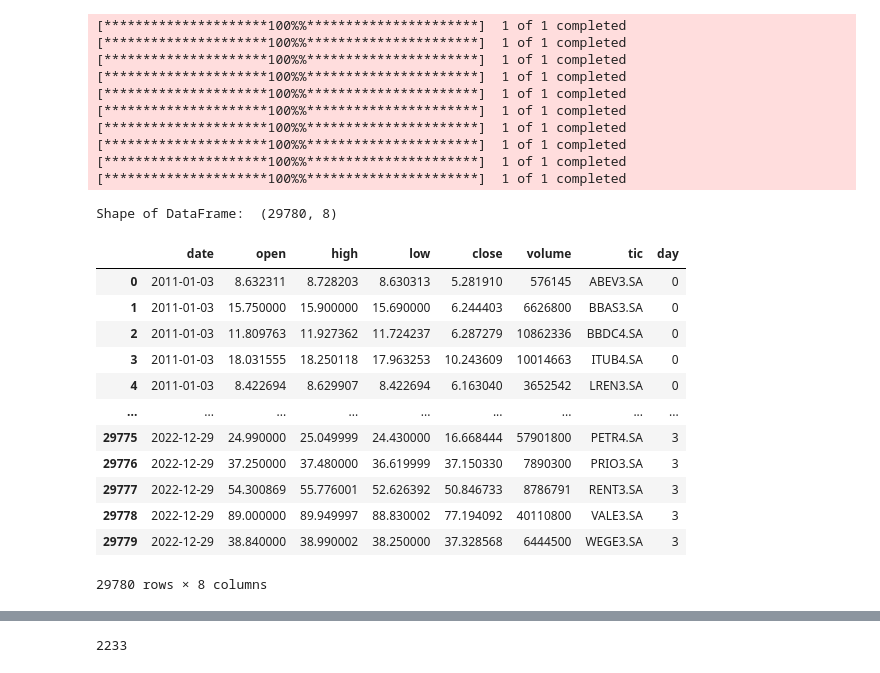
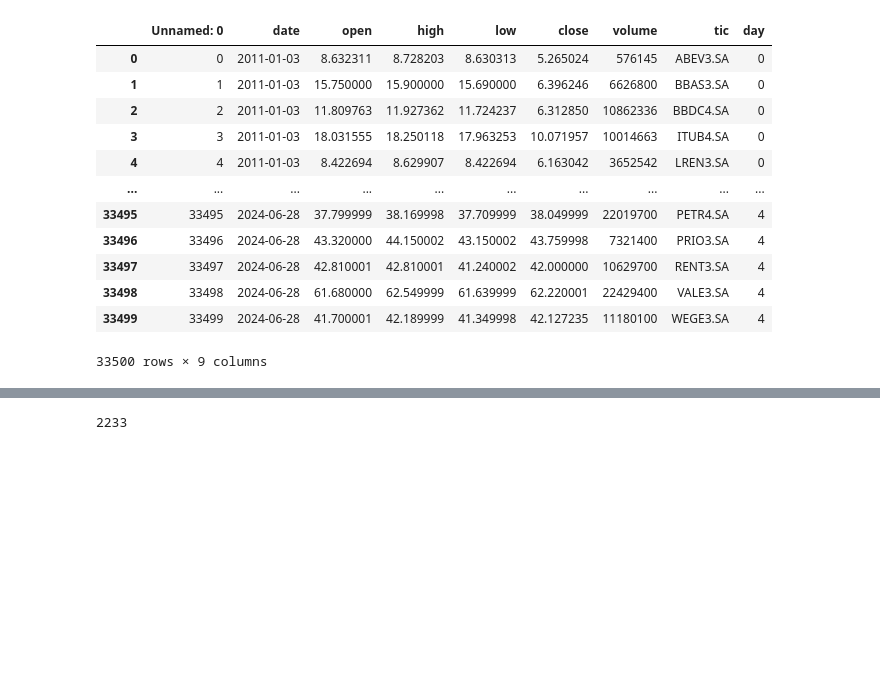
Before and after one commit to CaioSBC/RLPortfolio, a Jupyter notebook: examples/BR_stocks.ipynb, the cells around one changed output, grey strips where cells are left out. Saved outputs shown, nothing was run; the diff lists cells and outputs as text; code cells hidden in the pictures; blank space fills up the shorter version.

```diff
--- a/examples/BR_stocks.ipynb
+++ b/examples/BR_stocks.ipynb
@@ -15,44 +13,35 @@ device = 'cuda:0' if torch.cuda.is_available() else 'cpu'
 # %%
 TOP_BRL = [
     "VALE3.SA", "PETR4.SA", "ITUB4.SA", "BBDC4.SA",
     "BBAS3.SA", "RENT3.SA", "LREN3.SA", "PRIO3.SA",
     "WEGE3.SA", "ABEV3.SA"
 ]
 
 TOP_NASDAQ = [
     "AAPL", "MU", "CSCO", "MSFT", "META", "QQQ",
     "CMCSA", "INTC", "HBAN", "NVDA"
 ]
 
-bovespa_temporal = YahooDownloader(start_date = '2011-01-01',
-                                end_date = '2022-12-31',
-                                ticker_list = TOP_BRL).fetch_data()
+MARKET = "IBOVESPA"
+
+bovespa_temporal = pd.read_csv("{}_temporal_data.csv".format(MARKET))
+bovespa_temporal = bovespa_temporal[bovespa_temporal["tic"].isin(TOP_BRL)]
+
 bovespa_temporal
 # %% [output]
+|  | Unnamed: 0 | date | open | high | low | close | volume | tic | day |
+| 0 | 0 | 2011-01-03 | 8.632311 | 8.728203 | 8.630313 | 5.265024 | 576145 | ABEV3.SA | 0 |
+| 1 | 1 | 2011-01-03 | 15.750000 | 15.900000 | 15.690000 | 6.396246 | 6626800 | BBAS3.SA | 0 |
+| 2 | 2 | 2011-01-03 | 11.809763 | 11.927362 | 11.724237 | 6.312850 | 10862336 | BBDC4.SA | 0 |
+| 3 | 3 | 2011-01-03 | 18.031555 | 18.250118 | 17.963253 | 10.071957 | 10014663 | ITUB4.SA | 0 |
+| 4 | 4 | 2011-01-03 | 8.422694 | 8.629907 | 8.422694 | 6.163042 | 3652542 | LREN3.SA | 0 |
+| ... | ... | ... | ... | ... | ... | ... | ... | ... | ... |
+| 33495 | 33495 | 2024-06-28 | 37.799999 | 38.169998 | 37.709999 | 38.049999 | 22019700 | PETR4.SA | 4 |
+| 33496 | 33496 | 2024-06-28 | 43.320000 | 44.150002 | 43.150002 | 43.759998 | 7321400 | PRIO3.SA | 4 |
+| 33497 | 33497 | 2024-06-28 | 42.810001 | 42.810001 | 41.240002 | 42.000000 | 10629700 | RENT3.SA | 4 |
+| 33498 | 33498 | 2024-06-28 | 61.680000 | 62.549999 | 61.639999 | 62.220001 | 22429400 | VALE3.SA | 4 |
+| 33499 | 33499 | 2024-06-28 | 41.700001 | 42.189999 | 41.349998 | 42.127235 | 11180100 | WEGE3.SA | 4 |
-[*********************100%%**********************]  1 of 1 completed
-[*********************100%%**********************]  1 of 1 completed
-[*********************100%%**********************]  1 of 1 completed
-[*********************100%%**********************]  1 of 1 completed
-[*********************100%%**********************]  1 of 1 completed
-[*********************100%%**********************]  1 of 1 completed
-[*********************100%%**********************]  1 of 1 completed
-[*********************100%%**********************]  1 of 1 completed
-[*********************100%%**********************]  1 of 1 completed
-[*********************100%%**********************]  1 of 1 completed
+33500 rows × 9 columns
-Shape of DataFrame:  (29780, 8)
-|  | date | open | high | low | close | volume | tic | day |
-| 0 | 2011-01-03 | 8.632311 | 8.728203 | 8.630313 | 5.281910 | 576145 | ABEV3.SA | 0 |
-| 1 | 2011-01-03 | 15.750000 | 15.900000 | 15.690000 | 6.244403 | 6626800 | BBAS3.SA | 0 |
-| 2 | 2011-01-03 | 11.809763 | 11.927362 | 11.724237 | 6.287279 | 10862336 | BBDC4.SA | 0 |
-| 3 | 2011-01-03 | 18.031555 | 18.250118 | 17.963253 | 10.243609 | 10014663 | ITUB4.SA | 0 |
-| 4 | 2011-01-03 | 8.422694 | 8.629907 | 8.422694 | 6.163040 | 3652542 | LREN3.SA | 0 |
-| ... | ... | ... | ... | ... | ... | ... | ... | ... |
-| 29775 | 2022-12-29 | 24.990000 | 25.049999 | 24.430000 | 16.668444 | 57901800 | PETR4.SA | 3 |
-| 29776 | 2022-12-29 | 37.250000 | 37.480000 | 36.619999 | 37.150330 | 7890300 | PRIO3.SA | 3 |
-| 29777 | 2022-12-29 | 54.300869 | 55.776001 | 52.626392 | 50.846733 | 8786791 | RENT3.SA | 3 |
-| 29778 | 2022-12-29 | 89.000000 | 89.949997 | 88.830002 | 77.194092 | 40110800 | VALE3.SA | 3 |
-| 29779 | 2022-12-29 | 38.840000 | 38.990002 | 38.250000 | 37.328568 | 6444500 | WEGE3.SA | 3 |
-29780 rows × 8 columns
 # %%
 from rlportfolio.data import GroupByScaler
 
```
Also changed, not shown: parts of 4 cells of this notebook, 5 other files.
